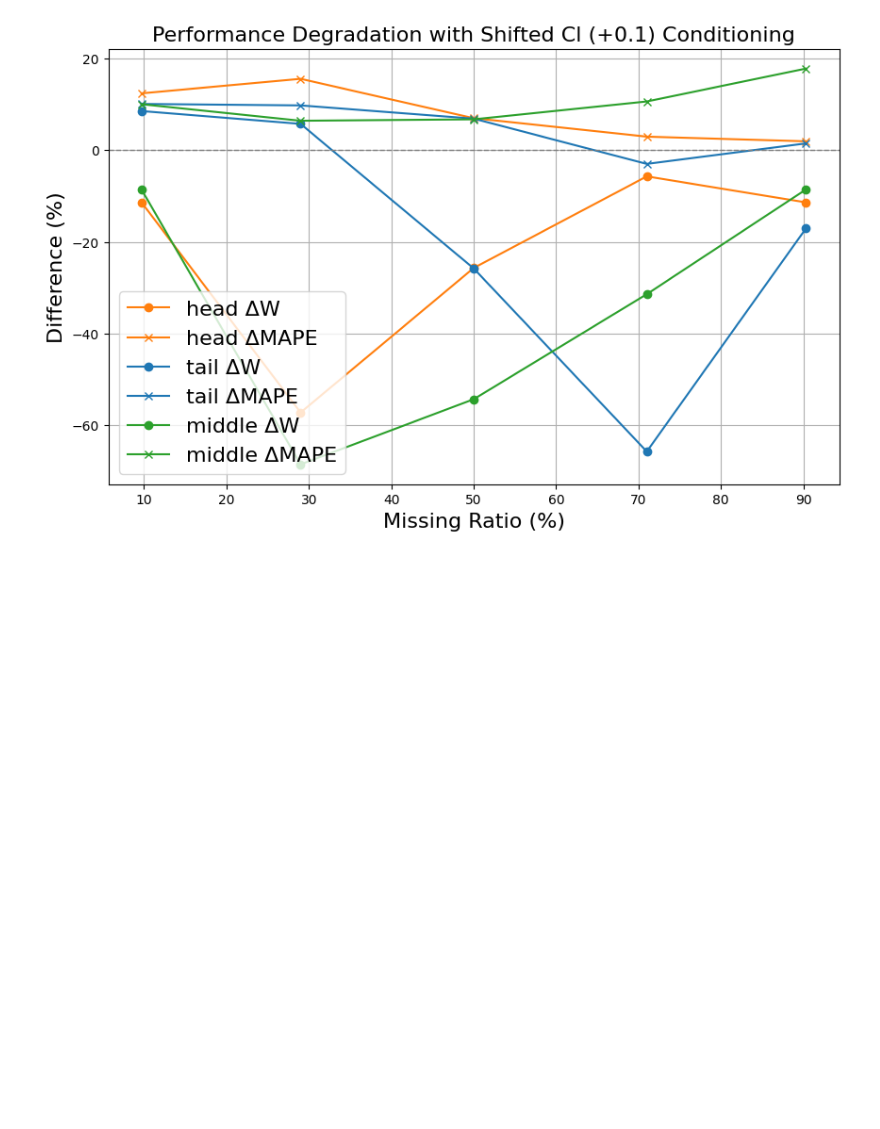
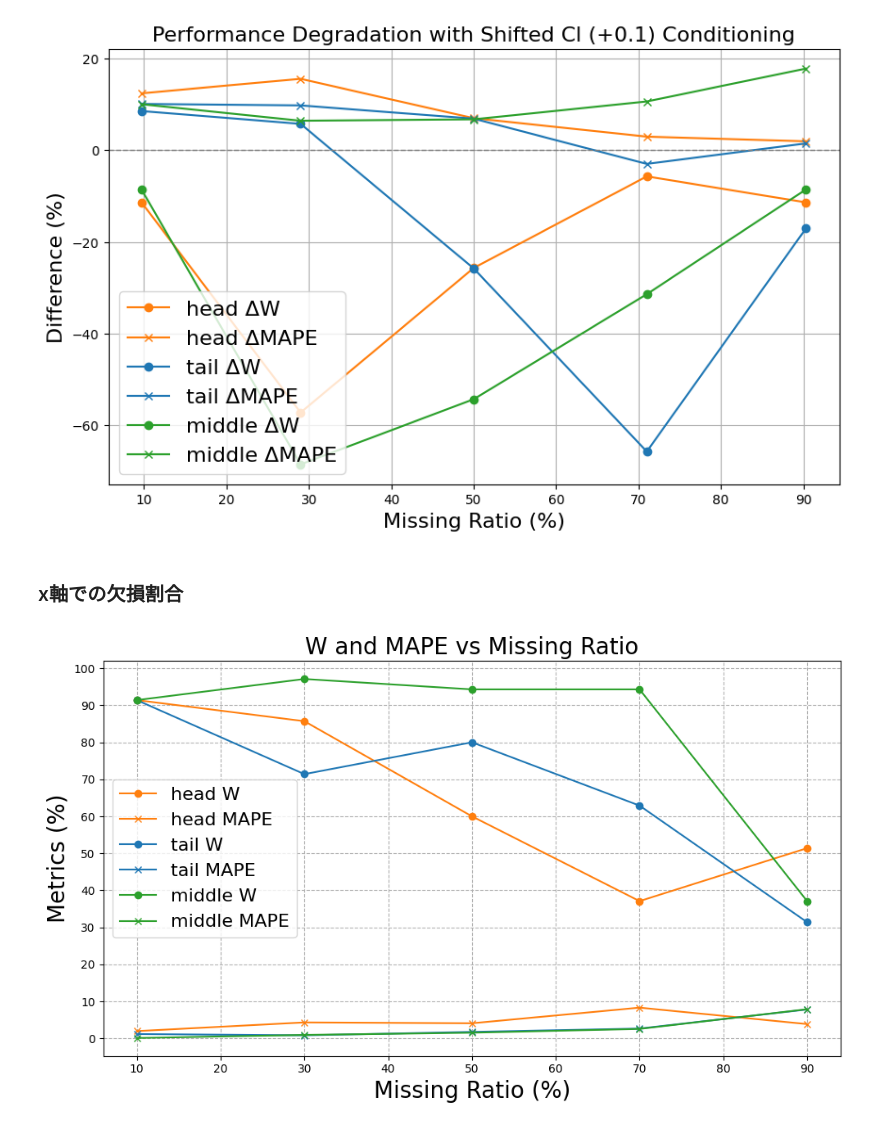
Before and after one commit to Yujin109/airfoil-completion, a Jupyter notebook: notebooks/999_sandbox.ipynb, the cells around one changed output. Cells and saved outputs as stored; diff of their text form; code cells hidden in the pictures; blank space fills up the shorter version.

Commit message:
make new plots

```diff
--- a/notebooks/999_sandbox.ipynb
+++ b/notebooks/999_sandbox.ipynb
@@ -196,3 +198,50 @@ plt.grid(True)
 plt.show()
 # %% [output]
 [figure]
+# %% [markdown]
+### x軸での欠損割合
+# %%
+import matplotlib.pyplot as plt
+import pandas as pd
+import matplotlib.ticker as mticker  # 追加
+
+# DataFrame はそのまま
+data = {
+    "欠損割合": [10.0, 30.0, 50.0, 70.0, 90.0],
+    "head_W": [91.4, 85.7, 60.0, 37.1, 51.4],
+    "head_MAPE": [1.98, 4.33, 4.10, 8.32, 3.88],
+    "tail_W": [91.4, 71.4, 80.0, 62.9, 31.4],
+    "tail_MAPE": [1.19, 0.84, 1.77, 2.67, 7.83],
+    "middle_W": [91.4, 97.1, 94.3, 94.3, 37.1],
+    "middle_MAPE": [0.12, 0.95, 1.55, 2.57, 7.90],
+}
+df = pd.DataFrame(data)
+
+fig, ax = plt.subplots(figsize=(10, 6))
+
+# --- プロットはそのまま ---
+ax.plot(df["欠損割合"], df["head_W"], label="head W", marker="o", linestyle="-", color="tab:orange")
+ax.plot(df["欠損割合"], df["head_MAPE"], label="head MAPE", marker="x", linestyle="-", color="tab:orange")
+ax.plot(df["欠損割合"], df["tail_W"], label="tail W", marker="o", linestyle="-", color="tab:blue")
+ax.plot(df["欠損割合"], df["tail_MAPE"], label="tail MAPE", marker="x", linestyle="-", color="tab:blue")
+ax.plot(df["欠損割合"], df["middle_W"], label="middle W", marker="o", linestyle="-", color="tab:green")
+ax.plot(df["欠損割合"], df["middle_MAPE"], label="middle MAPE", marker="x", linestyle="-", color="tab:green")
+
+# --- ここから目盛り＆グリッド設定 ---
+ax.xaxis.set_major_locator(mticker.MultipleLocator(10))
+ax.yaxis.set_major_locator(mticker.MultipleLocator(10))
+
+
+# グリッドを表示
+ax.grid(which="major", linestyle="--")
+# ----------------------------------------------------------------
+
+ax.set_title("W and MAPE vs Missing Ratio", fontsize=20)
+ax.set_xlabel("Missing Ratio (%)", fontsize=20)
+ax.set_ylabel("Metrics (%)", fontsize=20)
+ax.legend(fontsize=16)
+
+plt.tight_layout()
+plt.show()
+# %% [output]
+[figure, added]
```
Also changed, not shown: parts of 3 cells of this notebook.
